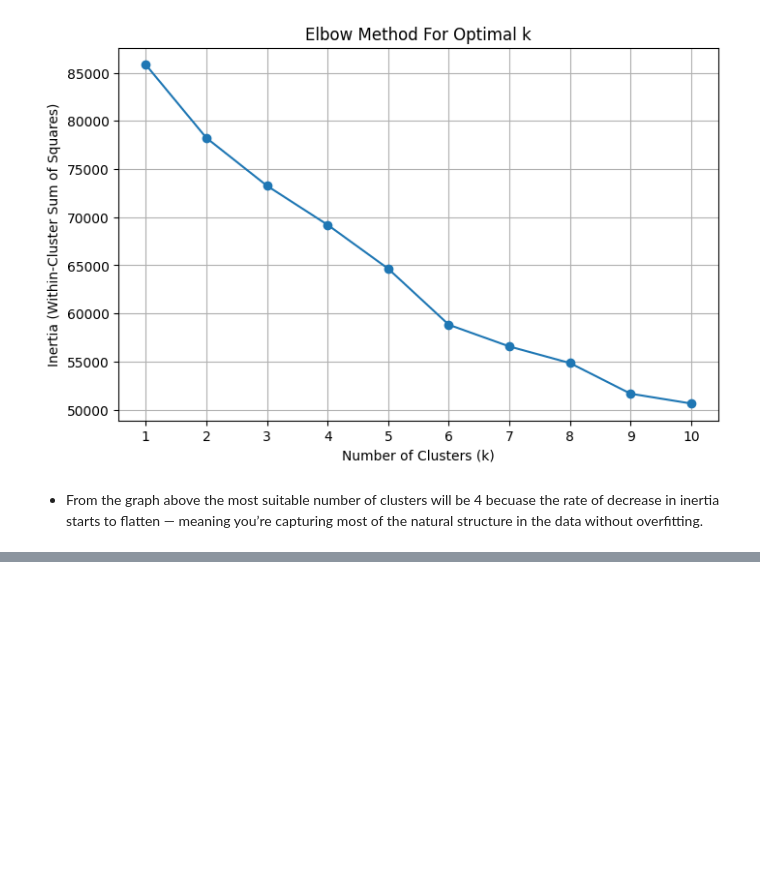
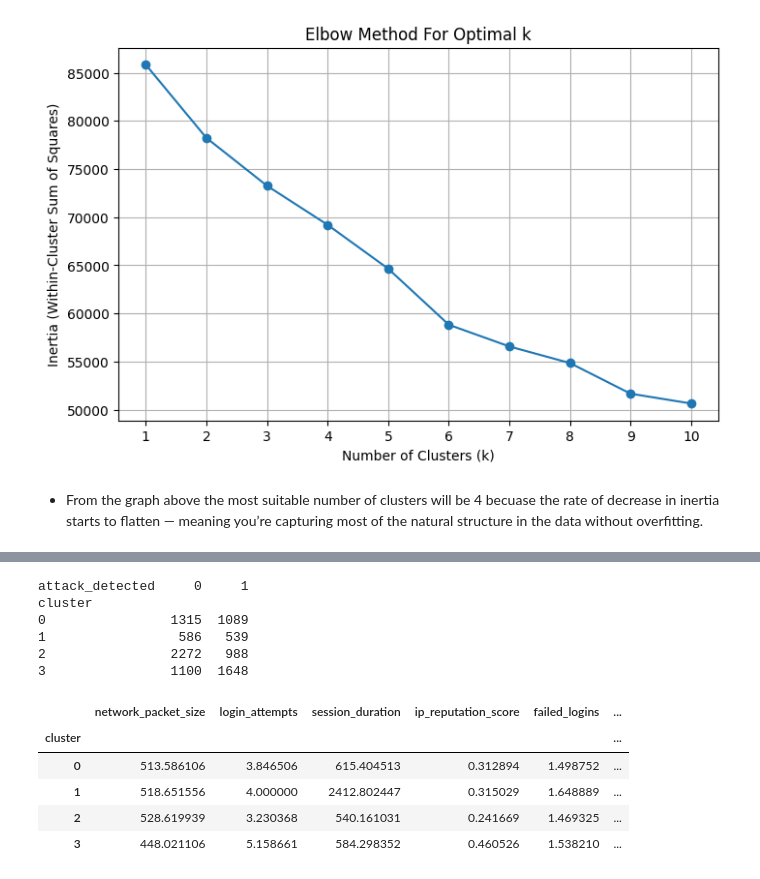
Before and after one commit to MarilynMaika/DSA2040A_DataMining_Group4, a Jupyter notebook: 3_data_mining.ipynb, the cells around one changed output, grey strips where cells are left out. Drawn from its saved outputs; the diff is of its cells as text; code cells hidden in the pictures; blank space fills up the shorter version.

```diff
--- a/3_data_mining.ipynb
+++ b/3_data_mining.ipynb
@@ -294,0 +336,19 @@ kmeans.fit(X_scaled)
+# %%
+comparison=pd.crosstab(df_new['cluster'], df_new['attack_detected'])
+print(comparison)
+# %% [output]
+attack_detected     0     1
+cluster
+0                1315  1089
+1                 586   539
+2                2272   988
+3                1100  1648
+# %%
+df_new.groupby('cluster').mean(numeric_only=True)
+# %% [output]
+|  | network_packet_size | login_attempts | session_duration | ip_reputation_score | failed_logins | ... |
+| cluster |  |  |  |  |  | ... |
+| 0 | 513.586106 | 3.846506 | 615.404513 | 0.312894 | 1.498752 | ... |
+| 1 | 518.651556 | 4.000000 | 2412.802447 | 0.315029 | 1.648889 | ... |
+| 2 | 528.619939 | 3.230368 | 540.161031 | 0.241669 | 1.469325 | ... |
+| 3 | 448.021106 | 5.158661 | 584.298352 | 0.460526 | 1.538210 | ... |
```
Also changed, not shown: parts of 19 cells of this notebook.
